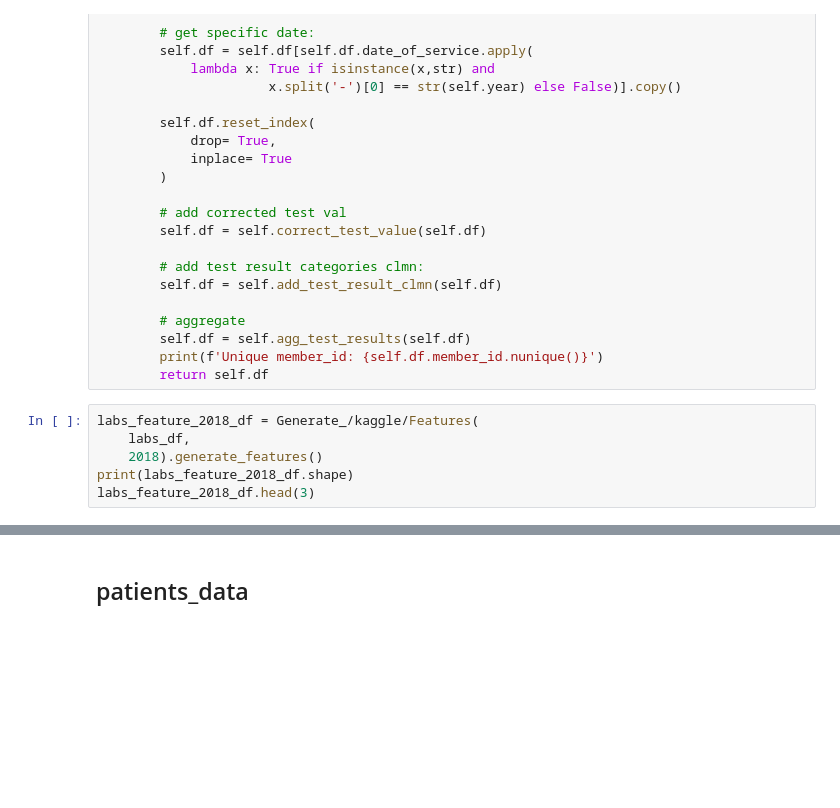
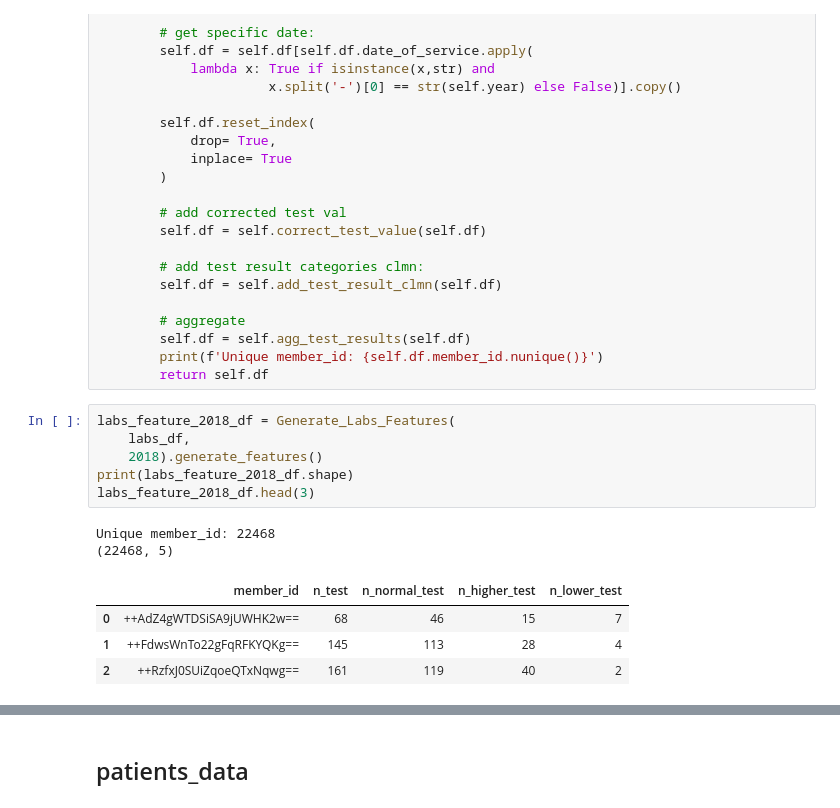
Before and after one commit to artem3195/Interview_assignments, a Jupyter notebook: Disease_prediction_2021.ipynb, the cells around one changed output, grey strips where cells are left out. Cells and saved outputs as stored; diff of their text form; blank space fills up the shorter version.

```diff
--- a/Disease_prediction_2021.ipynb
+++ b/Disease_prediction_2021.ipynb
@@ -828,11 +926,18 @@ class Generate_Labs_Features():
         print(f'Unique member_id: {self.df.member_id.nunique()}')
         return self.df
 # %%
-labs_feature_2018_df = Generate_/kaggle/Features(
+labs_feature_2018_df = Generate_Labs_Features(
     labs_df,
     2018).generate_features()
 print(labs_feature_2018_df.shape)
 labs_feature_2018_df.head(3)
+# %% [output]
+Unique member_id: 22468
+(22468, 5)
+|  | member_id | n_test | n_normal_test | n_higher_test | n_lower_test |
+| 0 | ++AdZ4gWTDSiSA9jUWHK2w== | 68 | 46 | 15 | 7 |
+| 1 | ++FdwsWnTo22gFqRFKYQKg== | 145 | 113 | 28 | 4 |
+| 2 | ++RzfxJ0SUiZqoeQTxNqwg== | 161 | 119 | 40 | 2 |
 # %%
 labs_feature_2019_df = Generate_Labs_Features(
     labs_df,
```
Also changed, not shown: parts of 70 cells of this notebook.
